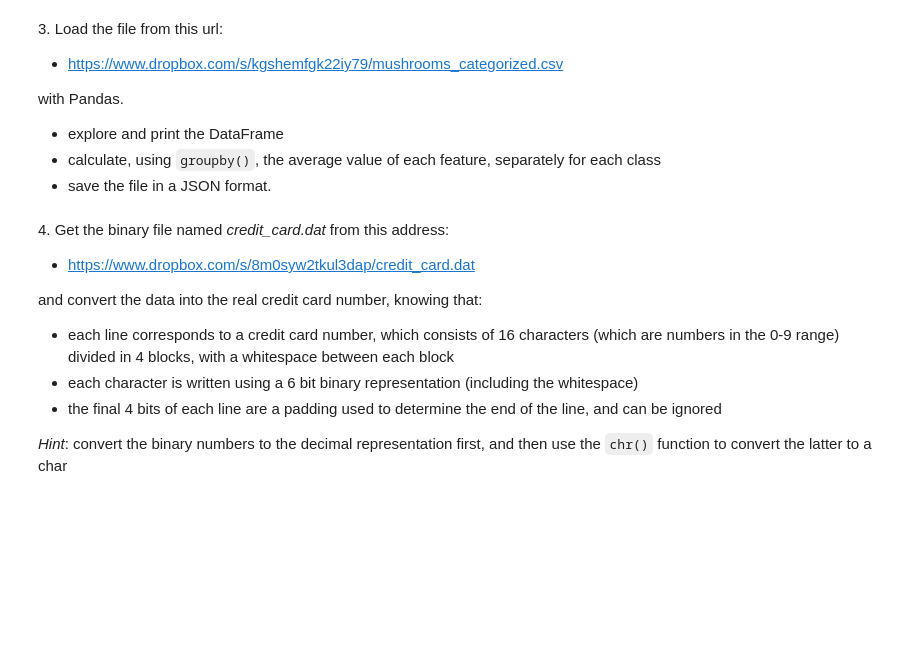
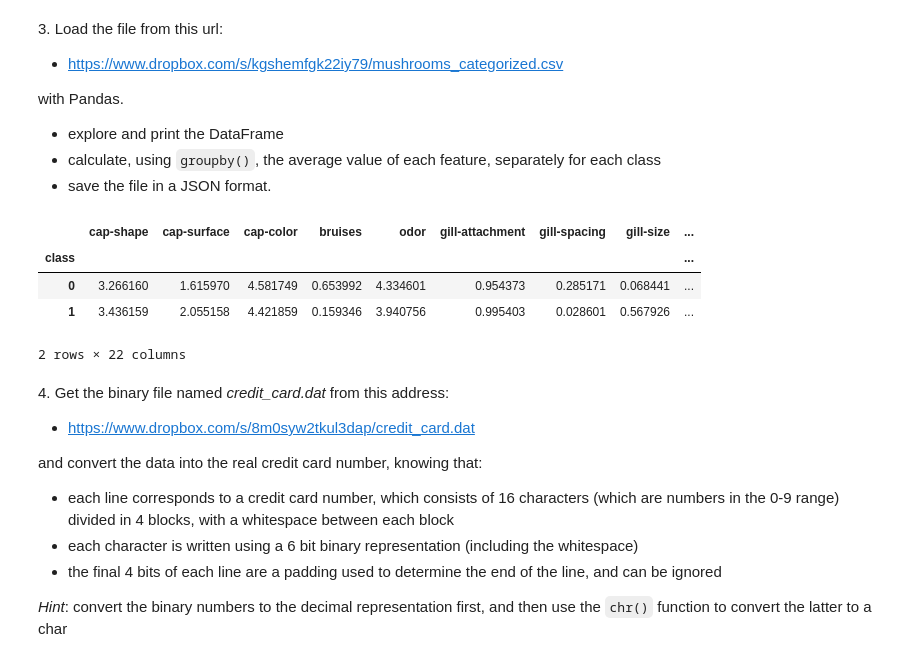
Before and after one commit to zucchett/HighLevelProgramming2021, a Jupyter notebook: 06ex_OSEMN.ipynb, the cells around one changed output. Drawn from its saved outputs; the diff is of its cells as text; code cells hidden in the pictures; blank space fills up the shorter version.

```diff
--- a/06ex_OSEMN.ipynb
+++ b/06ex_OSEMN.ipynb
@@ -23,6 +99,23 @@ with Pandas.
 + explore and print the DataFrame
 + calculate, using `groupby()`, the average value of each feature, separately for each class
 + save the file in a JSON format.
+# %%
+#Load CSV file
+df = pd.read_csv('data/mushrooms_categorized.csv')
+
+#Calculate the average value of each feature, separately for each class using groupby()
+df_average = df.groupby('class').mean()
+
+#Save the file as JSON
+df_average.to_json('data/mushrooms_categorized_average.json')
+
+df_average
+# %% [output]
+|  | cap-shape | cap-surface | cap-color | bruises | odor | gill-attachment | gill-spacing | gill-size | ... |
+| class |  |  |  |  |  |  |  |  | ... |
+| 0 | 3.266160 | 1.615970 | 4.581749 | 0.653992 | 4.334601 | 0.954373 | 0.285171 | 0.068441 | ... |
+| 1 | 3.436159 | 2.055158 | 4.421859 | 0.159346 | 3.940756 | 0.995403 | 0.028601 | 0.567926 | ... |
+2 rows × 22 columns
 # %% [markdown]
 4\. Get the binary file named *credit_card.dat* from this address:
 
```
Also changed, not shown: parts of 4 cells of this notebook.
